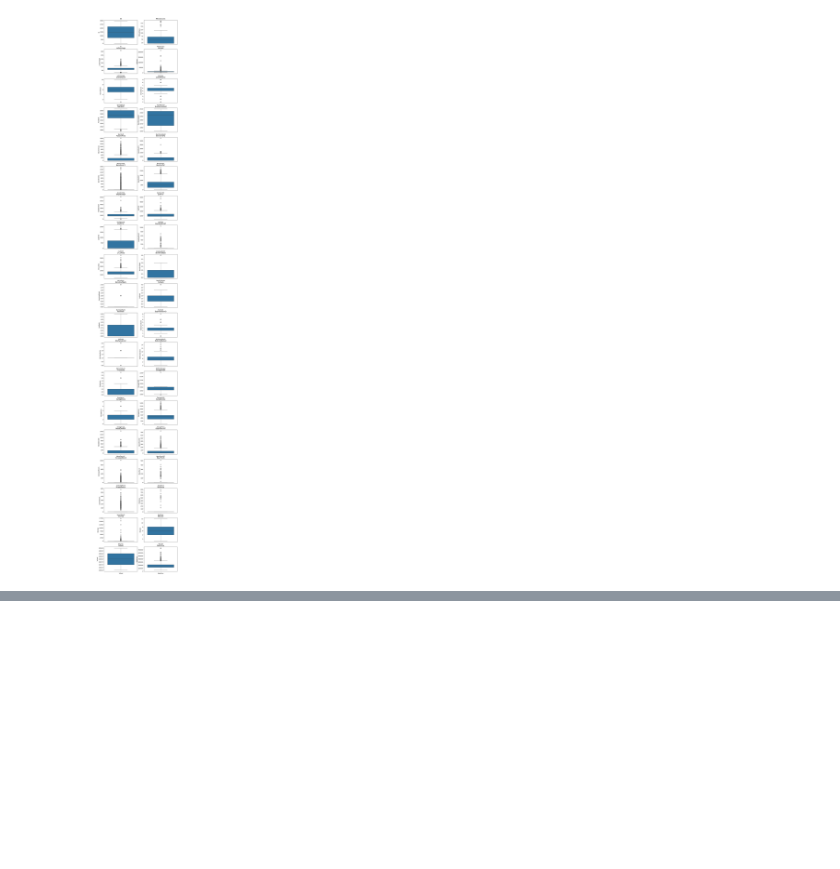
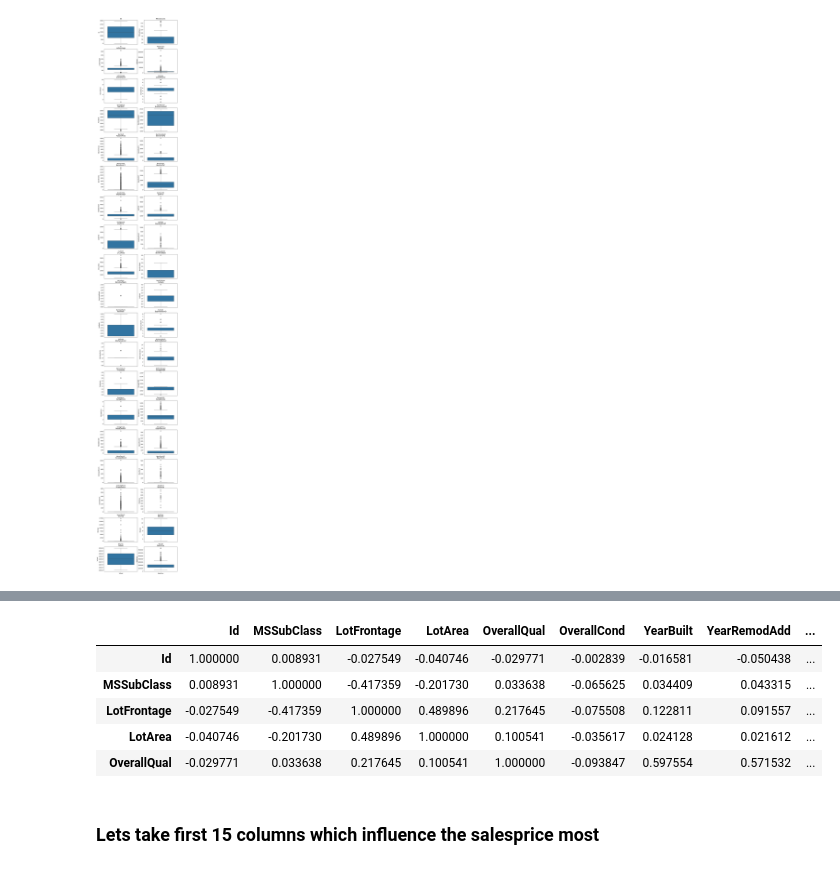
Before and after one commit to prasadPattuvamVeedu/LinearRegression_model_kaggle_competition, a Jupyter notebook: ML_model_kaggle.ipynb, the cells around one changed output, grey strips where cells are left out. Cells and saved outputs as stored; diff of their text form; code cells hidden in the pictures; blank space fills up the shorter version.

```diff
--- a/ML_model_kaggle.ipynb
+++ b/ML_model_kaggle.ipynb
@@ -129,0 +183,11 @@ plt.show()
+# %%
+housing_data_corr.head()
+# %% [output]
+|  | Id | MSSubClass | LotFrontage | LotArea | OverallQual | OverallCond | YearBuilt | YearRemodAdd | ... |
+| Id | 1.000000 | 0.008931 | -0.027549 | -0.040746 | -0.029771 | -0.002839 | -0.016581 | -0.050438 | ... |
+| MSSubClass | 0.008931 | 1.000000 | -0.417359 | -0.201730 | 0.033638 | -0.065625 | 0.034409 | 0.043315 | ... |
+| LotFrontage | -0.027549 | -0.417359 | 1.000000 | 0.489896 | 0.217645 | -0.075508 | 0.122811 | 0.091557 | ... |
+| LotArea | -0.040746 | -0.201730 | 0.489896 | 1.000000 | 0.100541 | -0.035617 | 0.024128 | 0.021612 | ... |
+| OverallQual | -0.029771 | 0.033638 | 0.217645 | 0.100541 | 1.000000 | -0.093847 | 0.597554 | 0.571532 | ... |
+# %% [markdown]
+<h3>Lets take first 15 columns which influence the salesprice most</h3>
```
Also changed, not shown: parts of 14 cells of this notebook, 1 other file.
